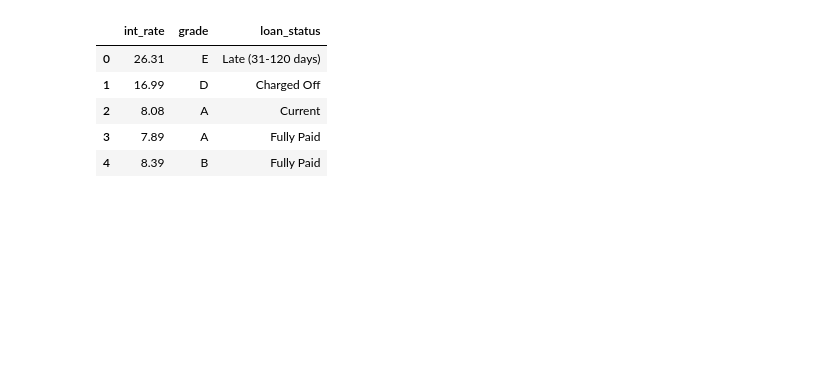
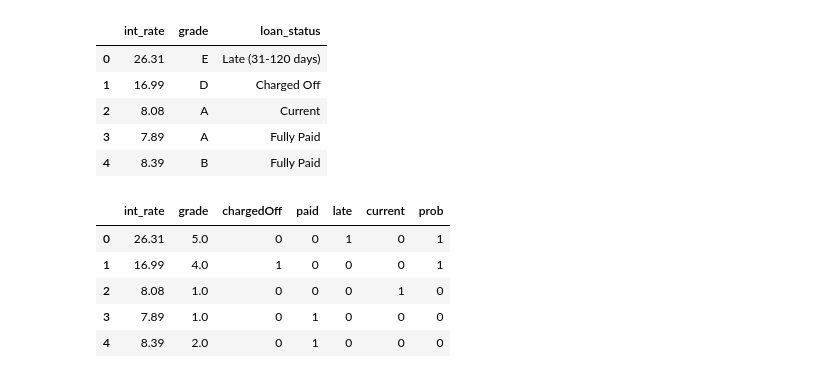
Before and after one commit to rstellet8/p2-inteligencia, a Jupyter notebook: featureDiscovery.ipynb, the cells around one changed output. Drawn from its saved outputs; the diff is of its cells as text; code cells hidden in the pictures; blank space fills up the shorter version.

```diff
--- a/featureDiscovery.ipynb
+++ b/featureDiscovery.ipynb
@@ -300,0 +415,22 @@ target.head()
+# %%
+tarDummy = pd.get_dummies(target["loan_status"])
+tarDummy = tarDummy.rename(
+    columns={
+        -1: "chargedOff",
+        0: "paid",
+        1: "late",
+        2: "current"
+    })
+
+target = target.join(tarDummy)
+target = target.drop(columns="loan_status")
+
+target["prob"] = target["chargedOff"] + target["late"]
+target.head()
+# %% [output]
+|  | int_rate | grade | chargedOff | paid | late | current | prob |
+| 0 | 26.31 | 5.0 | 0 | 0 | 1 | 0 | 1 |
+| 1 | 16.99 | 4.0 | 1 | 0 | 0 | 0 | 1 |
+| 2 | 8.08 | 1.0 | 0 | 0 | 0 | 1 | 0 |
+| 3 | 7.89 | 1.0 | 0 | 1 | 0 | 0 | 0 |
+| 4 | 8.39 | 2.0 | 0 | 1 | 0 | 0 | 0 |
```
Also changed, not shown: parts of 18 cells of this notebook.
